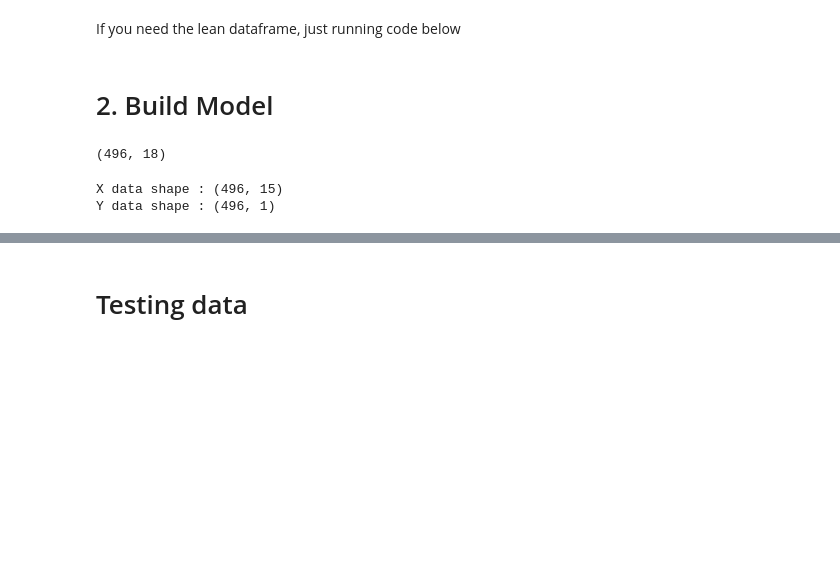
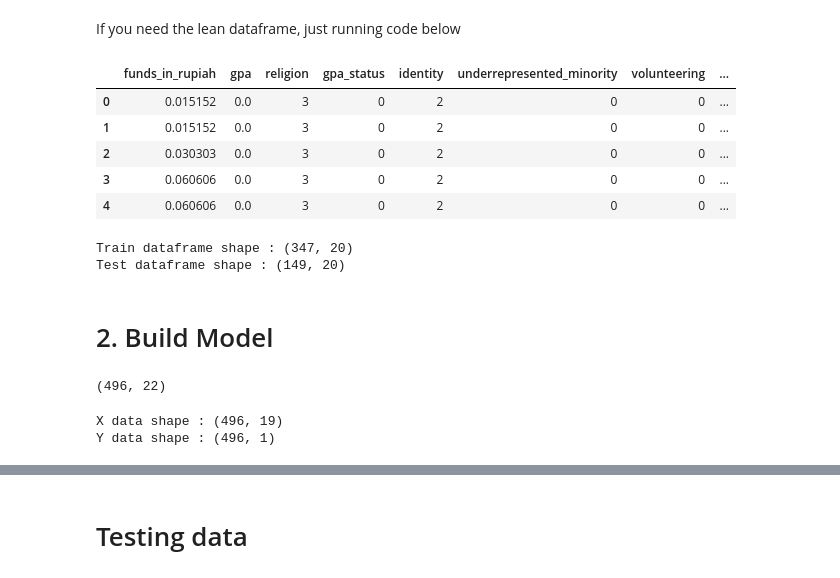
Before and after one commit to kshwg/capstone2023, a Jupyter notebook: Preprocessing.ipynb, the cells around one changed output, grey strips where cells are left out. Cells and saved outputs as stored; diff of their text form; code cells hidden in the pictures; blank space fills up the shorter version.

```diff
--- a/Preprocessing.ipynb
+++ b/Preprocessing.ipynb
@@ -4,11 +4,7 @@ import pandas as pd
 # %% [markdown]
 Value in column funds are written as dollar currency. However this data will use for machine learning model for scholarship in Indonesia then we should convert it to Rupiah by multiply it to the latest currency.
 # %%
-#this is the right and first dataset
-#df = pd.read_csv('https://raw.githubusercontent.com/Namirachmi/capstone2023/machine-learning/Scholarship_dataset.csv')
-
-#i ecperiment with a new one
-df = pd.read_csv('https://raw.githubusercontent.com/Namirachmi/capstone2023/machine-learning/Scholarship%20dataset%20v2.0.csv')
+df = pd.read_csv('https://raw.githubusercontent.com/Namirachmi/capstone2023/machine-learning/Scholarship_dataset.csv')
 df.head()
 # %% [output]
 |  | scholarship_program_name | promoter | funds | funds_in_rupiah | gpa | religion | major_study | gpa_status | ... |
@@ -271,12 +268,35 @@ df.head()
 If you need the lean dataframe, just running code below
 # %%
 df.to_csv (r'/content/Clean dataset.csv', index=None)
+# %%
+df = df.iloc[:, 2:]
+# %%
+df.head()
+# %% [output]
+|  | funds_in_rupiah | gpa | religion | gpa_status | identity | underrepresented_minority | volunteering | ... |
+| 0 | 0.015152 | 0.0 | 3 | 0 | 2 | 0 | 0 | ... |
+| 1 | 0.015152 | 0.0 | 3 | 0 | 2 | 0 | 0 | ... |
+| 2 | 0.030303 | 0.0 | 3 | 0 | 2 | 0 | 0 | ... |
+| 3 | 0.060606 | 0.0 | 3 | 0 | 2 | 0 | 0 | ... |
+| 4 | 0.060606 | 0.0 | 3 | 0 | 2 | 0 | 0 | ... |
+# %%
+# Get 70% of the dataset as the training set. Put the remaining 30% in temporary variables: x_ and y_.
+trainingset, testingset = train_test_split(df, test_size=0.30, random_state=1)
+
+print(f"Train dataframe shape : {trainingset.shape}")
+print(f"Test dataframe shape : {testingset.shape}")
+
+trainingset.to_csv (r'/content/trainset.csv', index=None)
+testingset.to_csv (r'/content/testset.csv', index=None)
+# %% [output]
+Train dataframe shape : (347, 20)
+Test dataframe shape : (149, 20)
 # %% [markdown]
 # 2. Build Model
 # %%
 df.shape
 # %% [output]
-(496, 18)
+(496, 22)
 # %%
 import tensorflow as tf
 from tensorflow.keras.models import Sequential
@@ -284,17 +304,14 @@ from tensorflow.keras.layers import Dense
 from tensorflow.keras.activations import linear, relu
 from sklearn.preprocessing import PolynomialFeatures
 # %%
-#x_data = df.iloc[:, 2:21]
-#y_data = df.iloc[:, 21:]
-
-x_data = df.iloc[:, 2:17]
-y_data = df.iloc[:, 17:]
+x_data = df.iloc[:, 2:21]
+y_data = df.iloc[:, 21:]
 
 #This the dataframe that we will use for the model, but before splitting to training and testing
 print(f"X data shape : {x_data.shape}")
 print(f"Y data shape : {y_data.shape}")
 # %% [output]
-X data shape : (496, 15)
+X data shape : (496, 19)
 Y data shape : (496, 1)
 # %%
 from sklearn.model_selection import train_test_split
```
Also changed, not shown: parts of 15 cells of this notebook.
